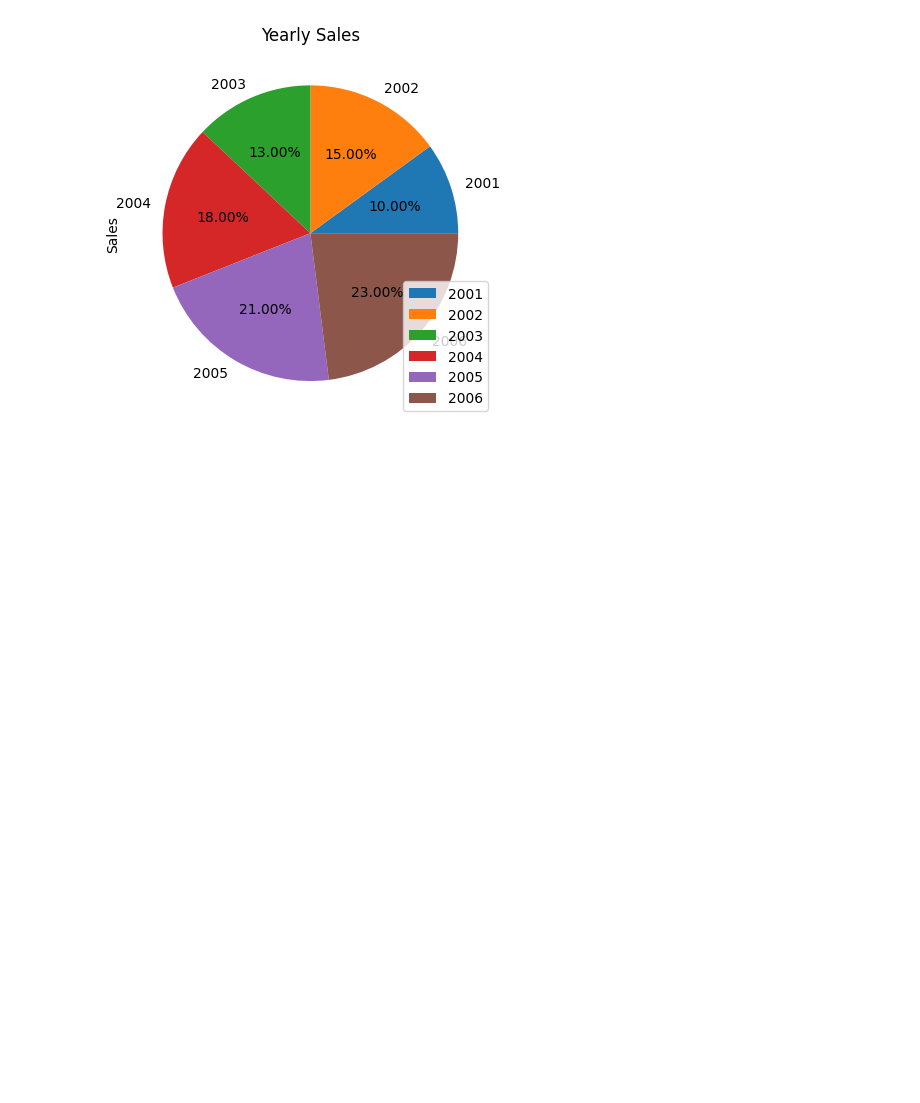
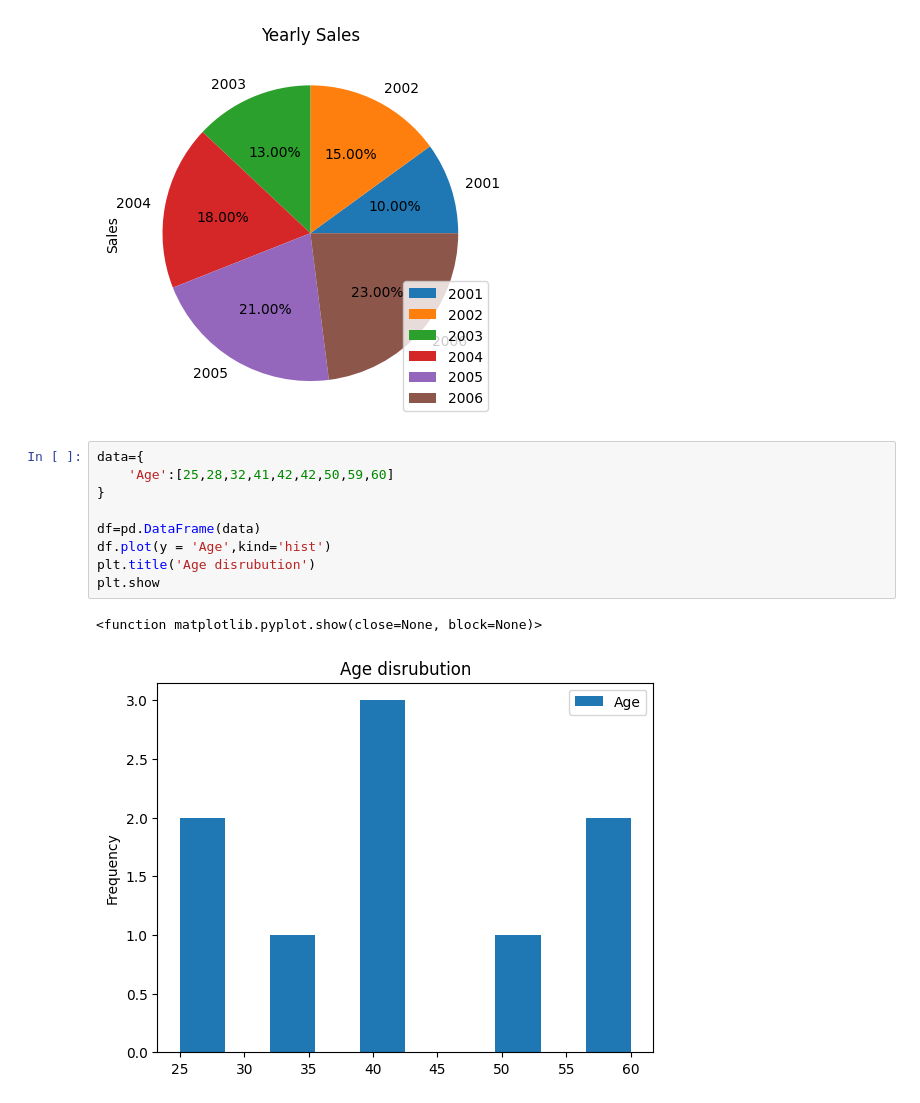
Before and after one commit to plavez/Jupyter, a Jupyter notebook: Matplotlib Examples.ipynb, the cells around one changed output. Saved outputs shown, nothing was run; the diff lists cells and outputs as text; blank space fills up the shorter version.

```diff
--- a/Matplotlib Examples.ipynb
+++ b/Matplotlib Examples.ipynb
@@ -107,3 +107,15 @@ plt.show
 # %% [output]
 <function matplotlib.pyplot.show(close=None, block=None)>
 [figure]
+# %%
+data={
+    'Age':[25,28,32,41,42,42,50,59,60]
+}
+
+df=pd.DataFrame(data)
+df.plot(y = 'Age',kind='hist')
+plt.title('Age disrubution')
+plt.show
+# %% [output]
+<function matplotlib.pyplot.show(close=None, block=None)>
+[figure, added]
```
